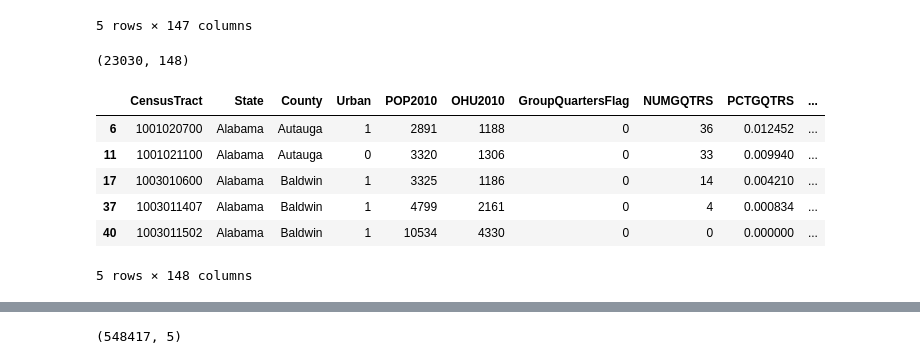
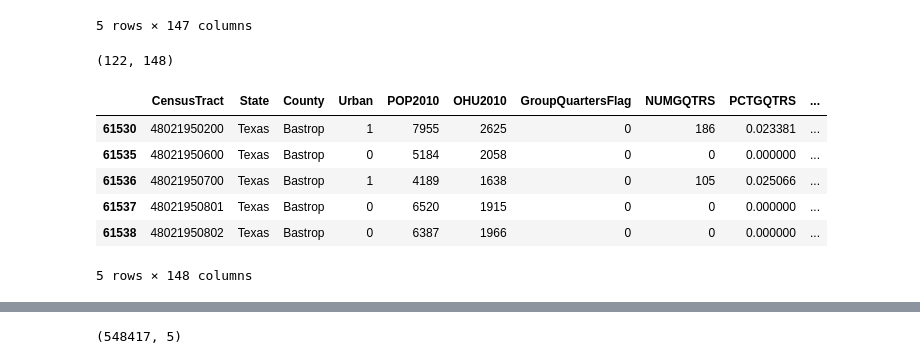
Before and after one commit to OliviaRodri/CEA_DEEP_LEARNING, a Jupyter notebook: resources/data_explore_OR.ipynb, the cells around one changed output, grey strips where cells are left out. Saved outputs shown, nothing was run; the diff lists cells and outputs as text; code cells hidden in the pictures.

Commit message:
df with only impoverished deserts are created

```diff
--- a/resources/data_explore_OR.ipynb
+++ b/resources/data_explore_OR.ipynb
@@ -31,20 +31,29 @@ df = cen_tract
 cond_1 = df['MedianFamilyIncome'] <= 24250
 df['Impoverished'] = cond_1
 
-# keep only impoverished or food desert for all US
+# keep only impoverished or food desert for all US, remove 0 population and Hawaii & Alaska
 cond_1 = df['Impoverished'] == True
 cond_2 = (df['LILATracts_1And10'] == 1) | (df['LILATracts_halfAnd10'] == 1)  | (df['LILATracts_1And20'] == 1)  | (df['LILATracts_Vehicle'] == 1)
 cond_3 = ~((df['State'] == 'Alaska') | (df['State'] == 'Hawaii'))
 cond_4 = ~(cen_tract['POP2010'] == 0)
-df_below_income_threshold_deserts = df.loc[(cond_1 | cond_2) & cond_3 & cond_4]
-print(df_below_income_threshold_deserts.shape)
-df_below_income_threshold_deserts.head(5)
+US_impoverished_or_deserts = df.loc[(cond_1 | cond_2) & cond_3 & cond_4]
+print(US_impoverished_or_deserts.shape)
+US_impoverished_or_deserts.head(5)
-# %% [output]
-(23030, 148)
-|  | CensusTract | State | County | Urban | POP2010 | OHU2010 | GroupQuartersFlag | NUMGQTRS | PCTGQTRS | ... |
-| 6 | 1001020700 | Alabama | Autauga | 1 | 2891 | 1188 | 0 | 36 | 0.012452 | ... |
-| 11 | 1001021100 | Alabama | Autauga | 0 | 3320 | 1306 | 0 | 33 | 0.009940 | ... |
-| 17 | 1003010600 | Alabama | Baldwin | 1 | 3325 | 1186 | 0 | 14 | 0.004210 | ... |
-| 37 | 1003011407 | Alabama | Baldwin | 1 | 4799 | 2161 | 0 | 4 | 0.000834 | ... |
-| 40 | 1003011502 | Alabama | Baldwin | 1 | 10534 | 4330 | 0 | 0 | 0.000000 | ... |
-5 rows × 148 columns
+# %%
+# Find Austin impoverished or deserts
+# Create new df keeping only Texas
+food_texas_df = US_impoverished_or_deserts[(US_impoverished_or_deserts["State"]=="Texas")]
+# Create new df keeping only select Counties in the Austin Metro Area
+counties = ["Bastrop", "Caldwell", "Hays", "Travis", "Williamson"]
+Austin_impoverished_or_deserts = food_texas_df.loc[food_texas_df["County"].isin(counties)]
+print(Austin_impoverished_or_deserts.shape)
+Austin_impoverished_or_deserts.head(5)
+# %% [output]
+(122, 148)
+|  | CensusTract | State | County | Urban | POP2010 | OHU2010 | GroupQuartersFlag | NUMGQTRS | PCTGQTRS | ... |
+| 61530 | 48021950200 | Texas | Bastrop | 1 | 7955 | 2625 | 0 | 186 | 0.023381 | ... |
+| 61535 | 48021950600 | Texas | Bastrop | 0 | 5184 | 2058 | 0 | 0 | 0.000000 | ... |
+| 61536 | 48021950700 | Texas | Bastrop | 1 | 4189 | 1638 | 0 | 105 | 0.025066 | ... |
+| 61537 | 48021950801 | Texas | Bastrop | 0 | 6520 | 1915 | 0 | 0 | 0.000000 | ... |
+| 61538 | 48021950802 | Texas | Bastrop | 0 | 6387 | 1966 | 0 | 0 | 0.000000 | ... |
+5 rows × 148 columns
```
Also changed, not shown: parts of 4 cells of this notebook.
